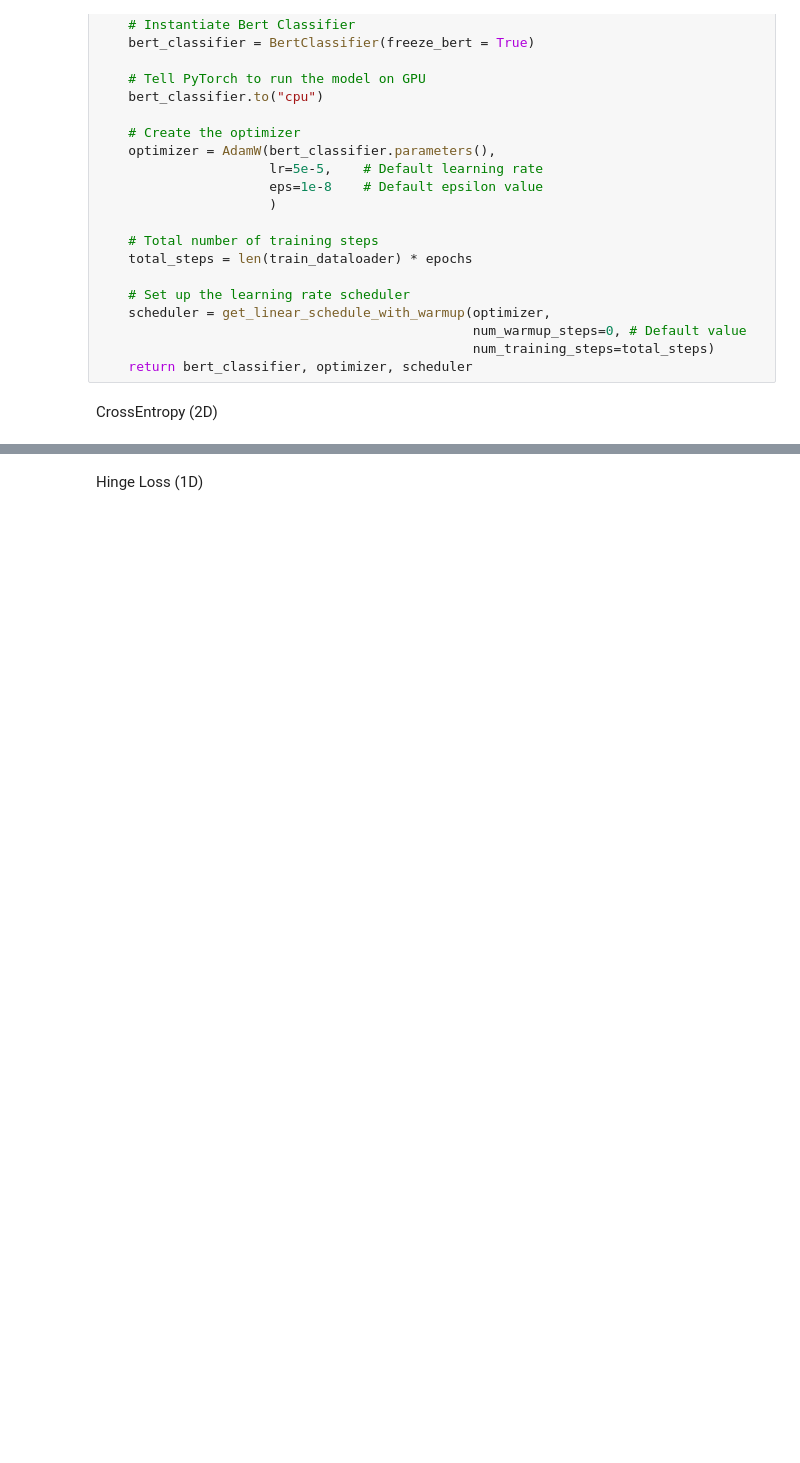
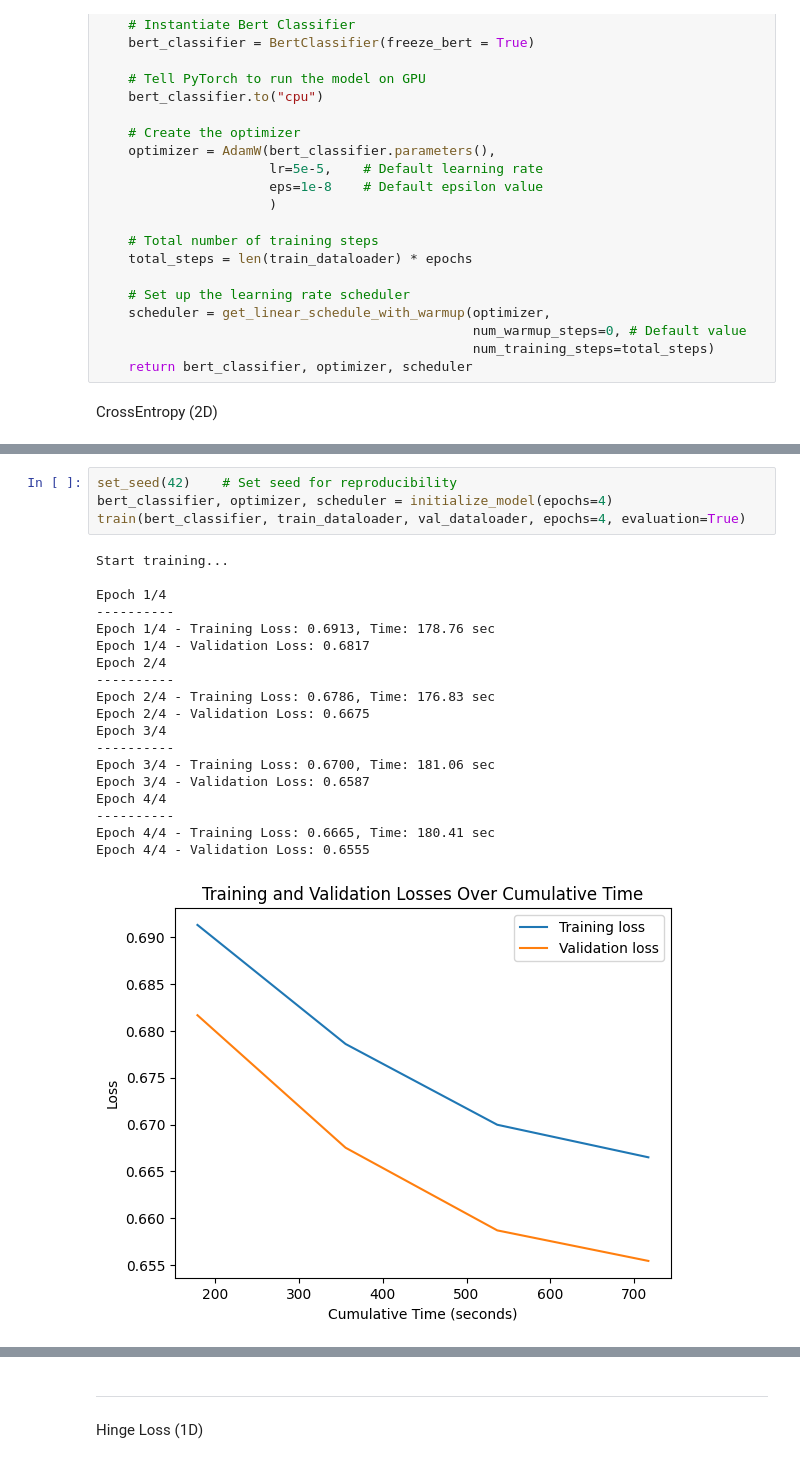
Before and after one commit to PuchToTalk/LLM, a Jupyter notebook: Sentiment_analysis.ipynb, the cells around one changed output, grey strips where cells are left out. Saved outputs shown, nothing was run; the diff lists cells and outputs as text; blank space fills up the shorter version.

```diff
--- a/Sentiment_analysis.ipynb
+++ b/Sentiment_analysis.ipynb
@@ -409,0 +516,24 @@ def evaluate(model, val_dataloader):
+# %%
+set_seed(42)    # Set seed for reproducibility
+bert_classifier, optimizer, scheduler = initialize_model(epochs=4)
+train(bert_classifier, train_dataloader, val_dataloader, epochs=4, evaluation=True)
+# %% [output]
+Start training...
+
+Epoch 1/4
+----------
+Epoch 1/4 - Training Loss: 0.6913, Time: 178.76 sec
+Epoch 1/4 - Validation Loss: 0.6817
+Epoch 2/4
+----------
+Epoch 2/4 - Training Loss: 0.6786, Time: 176.83 sec
+Epoch 2/4 - Validation Loss: 0.6675
+Epoch 3/4
+----------
+Epoch 3/4 - Training Loss: 0.6700, Time: 181.06 sec
+Epoch 3/4 - Validation Loss: 0.6587
+Epoch 4/4
+----------
+Epoch 4/4 - Training Loss: 0.6665, Time: 180.41 sec
+Epoch 4/4 - Validation Loss: 0.6555
+[figure, added]
@@ -410,2 +541,4 @@ def evaluate(model, val_dataloader):
+# %% [markdown]
+-----
 # %% [markdown]
 Hinge Loss (1D)
```
Also changed, not shown: parts of 28 cells of this notebook.
